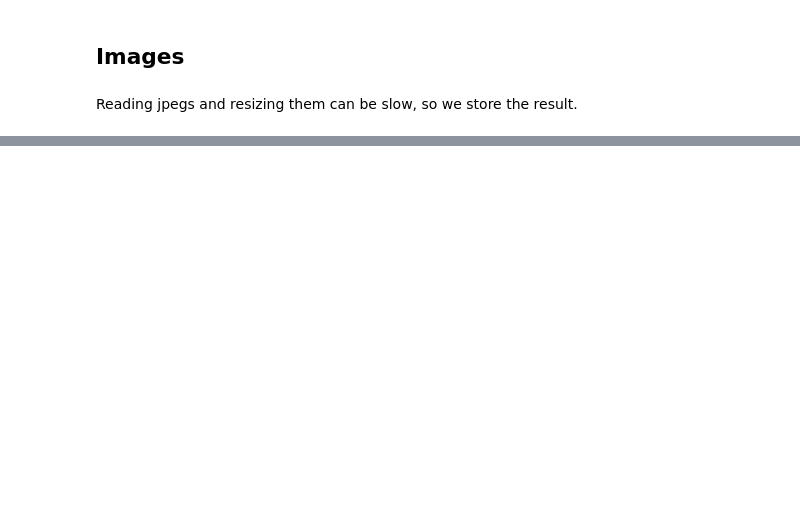
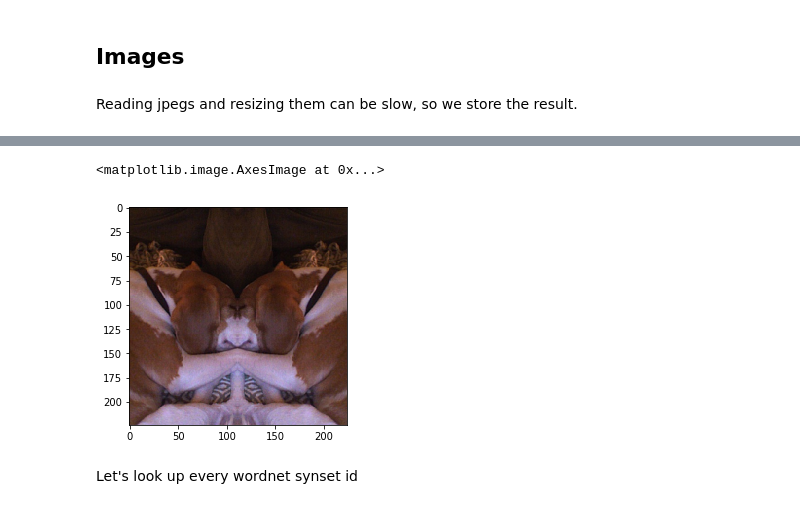
Before and after one commit to markdyousef/vs-embeddings, a Jupyter notebook: DeViSE.ipynb, the cells around one changed output, grey strips where cells are left out. Cells and saved outputs as stored; diff of their text form; code cells hidden in the pictures; blank space fills up the shorter version.

```diff
--- a/DeViSE.ipynb
+++ b/DeViSE.ipynb
@@ -149,0 +441,7 @@ pickle.dump(fnames, open(img_path+'fnames.pkl', 'wb'))
+# %%
+plt.imshow(arr[180].astype('uint8'))
+# %% [output]
+<matplotlib.image.AxesImage at 0x...>
+[figure, added]
+# %% [markdown]
+Let's look up every wordnet synset id
```
Also changed, not shown: parts of 102 cells of this notebook.
